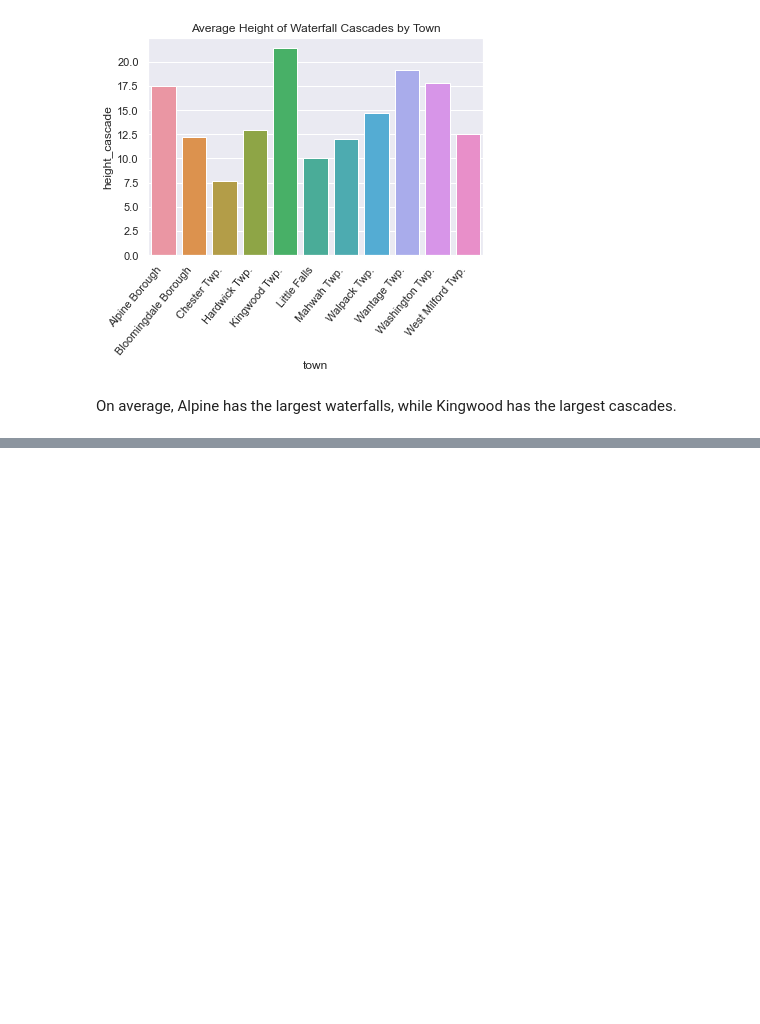
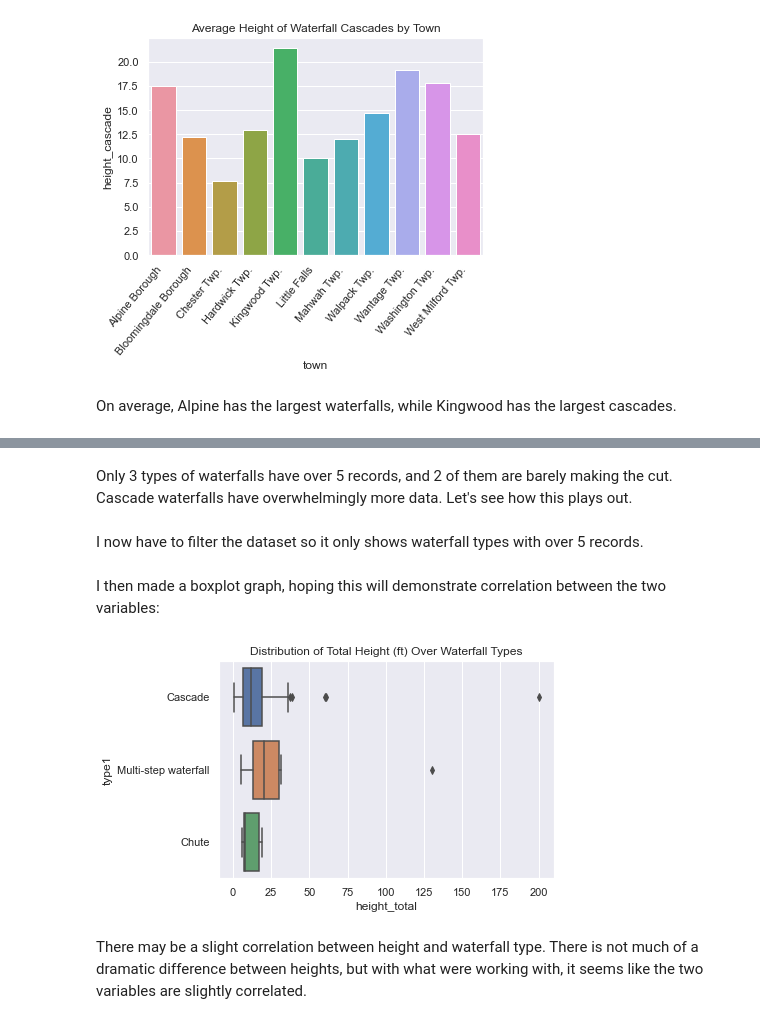
Before and after one commit to elizt0111/Project-Final, a Jupyter notebook: ProjFinal.ipynb, the cells around one changed output, grey strips where cells are left out. Saved outputs shown, nothing was run; the diff lists cells and outputs as text; code cells hidden in the pictures; blank space fills up the shorter version.

```diff
--- a/ProjFinal.ipynb
+++ b/ProjFinal.ipynb
@@ -330,0 +390,20 @@ On average, Alpine has the largest waterfalls, while Kingwood has the largest ca
+# %% [markdown]
+Only 3 types of waterfalls have over 5 records, and 2 of them are barely making the cut. Cascade waterfalls have overwhelmingly more data. Let's see how this plays out.
+# %% [markdown]
+I now have to filter the dataset so it only shows waterfall types with over 5 records.
+# %%
+q5 = wf['type1'].value_counts()
+over5 = q5[q5 > 5]
+top3types = ['Cascade', 'Multi-step waterfall', 'Chute']
+# %%
+top3 = wf[wf['type1'].isin(top3types)]
+# %% [markdown]
+I then made a boxplot graph, hoping this will demonstrate correlation between the two variables:
+# %%
+sns.boxplot(data = top3, x = 'height_total', y = 'type1')
+plt.title('Distribution of Total Height (ft) Over Waterfall Types')
+plt.show()
+# %% [output]
+[figure, added]
+# %% [markdown]
+There may be a slight correlation between height and waterfall type. There is not much of a dramatic difference between heights, but with what were working with, it seems like the two variables are slightly correlated.
```
Also changed, not shown: parts of 11 cells of this notebook.
